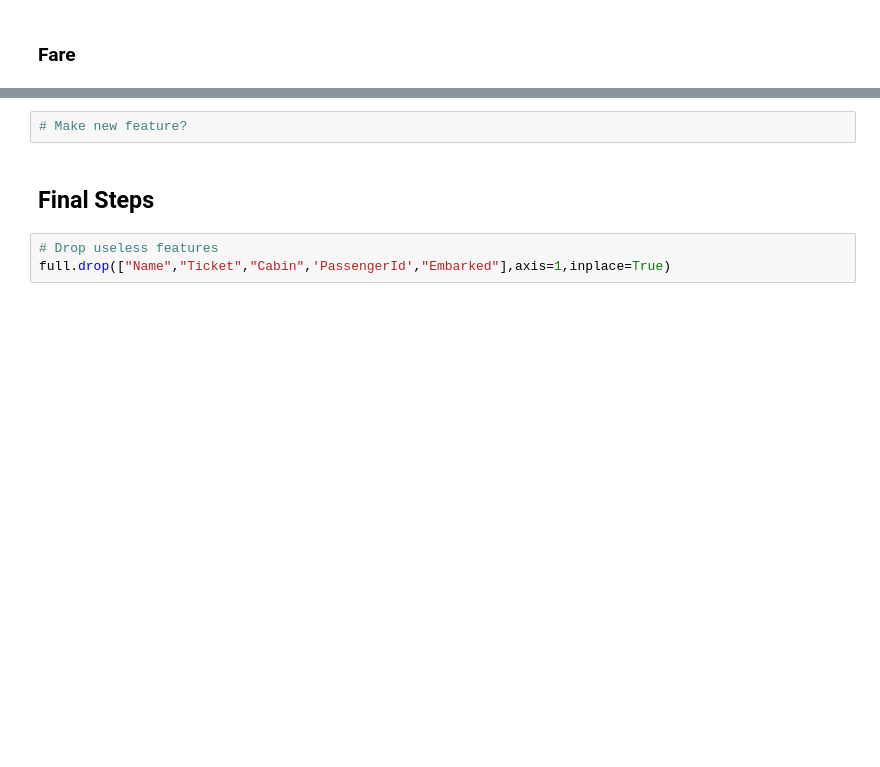
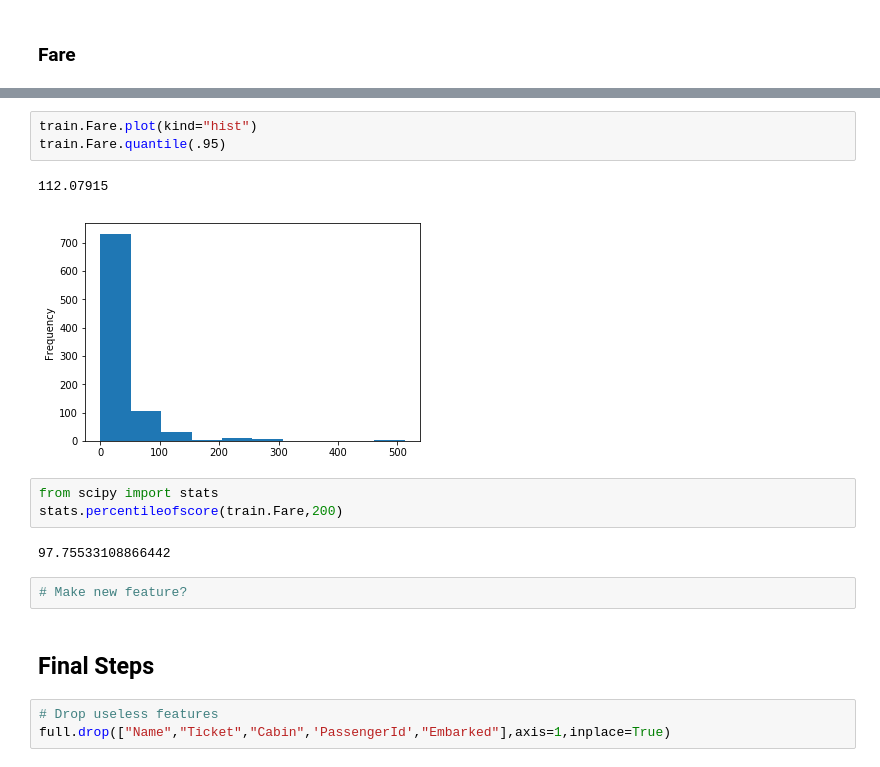
Before and after one commit to DataScienceClubASU/Data-Science-Club, a Jupyter notebook: titanic/Titanic_Python_Intro_Session.ipynb, the cells around one changed output, grey strips where cells are left out. Saved outputs shown, nothing was run; the diff lists cells and outputs as text; blank space fills up the shorter version.

```diff
--- a/titanic/Titanic_Python_Intro_Session.ipynb
+++ b/titanic/Titanic_Python_Intro_Session.ipynb
@@ -132,3 +281,14 @@ train.loc[full["Fare"]>200]
+# %%
+train.Fare.plot(kind="hist")
+train.Fare.quantile(.95)
+# %% [output]
+112.07915
+[figure, added]
+# %%
+from scipy import stats
+stats.percentileofscore(train.Fare,200)
+# %% [output]
+97.75533108866442
 # %%
 # Make new feature?
 # %% [markdown]
```
Also changed, not shown: parts of 17 cells of this notebook.
